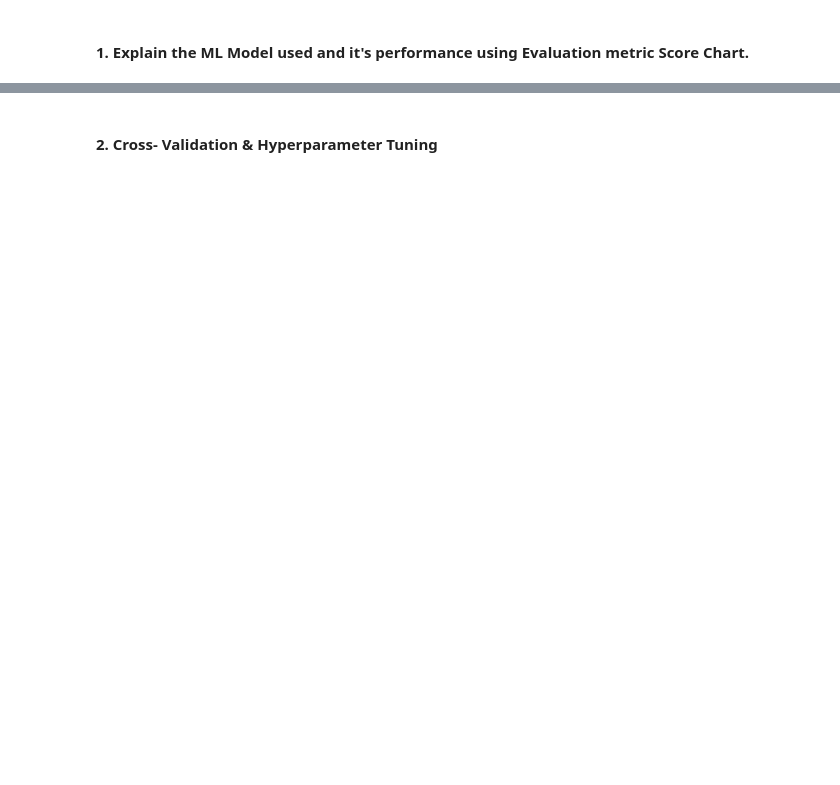
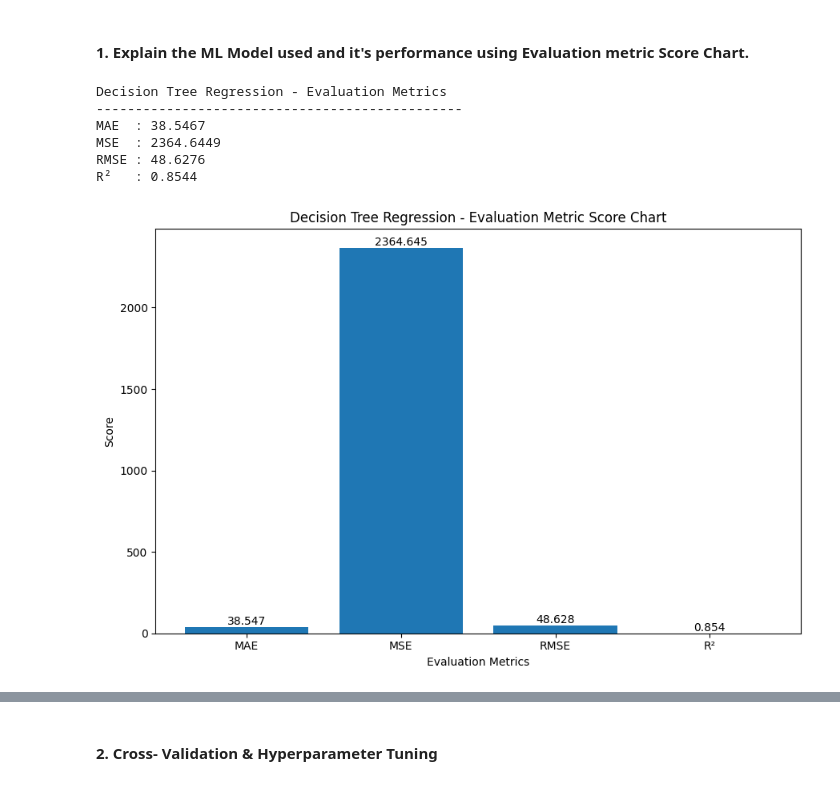
Before and after one commit to Ankush432-cloud/yes_bank_stock_price_prediction_ML_project, a Jupyter notebook: yes_bank_stock_price_prediction_ML_project.ipynb, the cells around one changed output, grey strips where cells are left out. Saved outputs shown, nothing was run; the diff lists cells and outputs as text; code cells hidden in the pictures; blank space fills up the shorter version.

```diff
--- a/yes_bank_stock_price_prediction_ML_project.ipynb
+++ b/yes_bank_stock_price_prediction_ML_project.ipynb
@@ -2573,0 +2677,59 @@ However, stock prices are affected by many external factors such as market condi
+# %%
+from sklearn.metrics import (
+    mean_absolute_error,
+    mean_squared_error,
+    r2_score
+)
+import numpy as np
+import matplotlib.pyplot as plt
+
+# Calculate evaluation metrics
+mae_dt = mean_absolute_error(y_test, y_pred_dt)
+mse_dt = mean_squared_error(y_test, y_pred_dt)
+rmse_dt = np.sqrt(mse_dt)
+r2_dt = r2_score(y_test, y_pred_dt)
+
+# Print evaluation metrics
+print("Decision Tree Regression - Evaluation Metrics")
+print("-----------------------------------------------")
+print(f"MAE  : {mae_dt:.4f}")
+print(f"MSE  : {mse_dt:.4f}")
+print(f"RMSE : {rmse_dt:.4f}")
+print(f"R²   : {r2_dt:.4f}")
+# %% [output]
+Decision Tree Regression - Evaluation Metrics
+-----------------------------------------------
+MAE  : 38.5467
+MSE  : 2364.6449
+RMSE : 48.6276
+R²   : 0.8544
+# %%
+# Visualizing Evaluation Metric Score Chart
+
+metrics = ['MAE', 'MSE', 'RMSE', 'R²']
+scores = [mae_dt, mse_dt, rmse_dt, r2_dt]
+
+plt.figure(figsize=(9, 6))
+
+bars = plt.bar(metrics, scores)
+
+plt.title("Decision Tree Regression - Evaluation Metric Score Chart")
+plt.xlabel("Evaluation Metrics")
+plt.ylabel("Score")
+
+# Display values on bars
+for bar in bars:
+    height = bar.get_height()
+
+    plt.text(
+        bar.get_x() + bar.get_width() / 2,
+        height,
+        f'{height:.3f}',
+        ha='center',
+        va='bottom'
+    )
+
+plt.tight_layout()
+plt.show()
+# %% [output]
+[figure, added]
```
Also changed, not shown: parts of 75 cells of this notebook.
